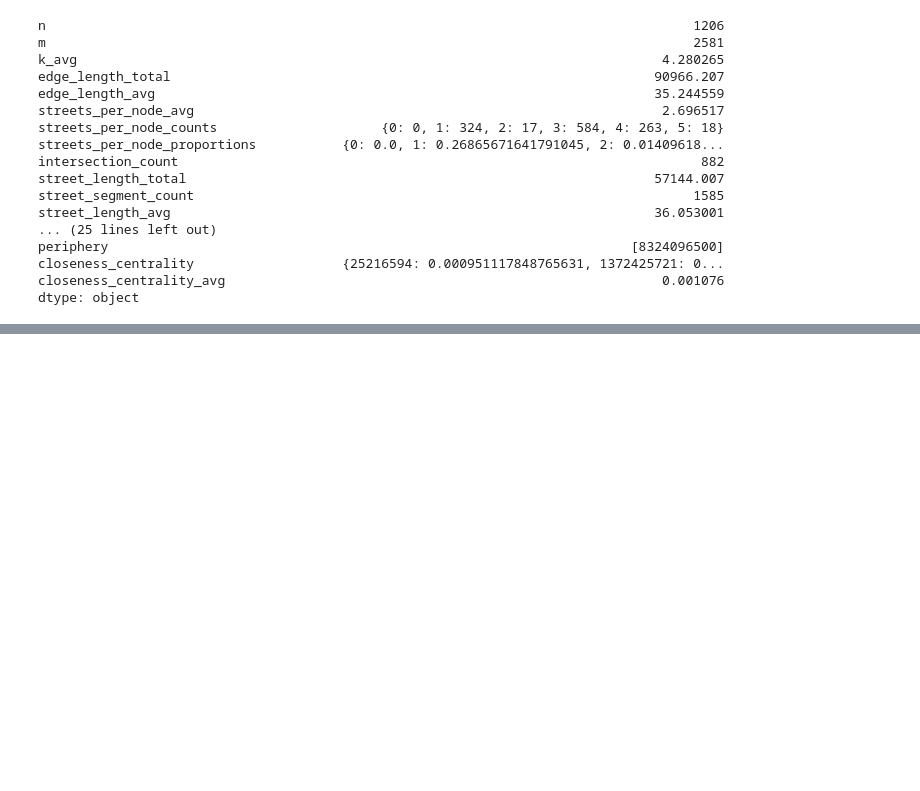
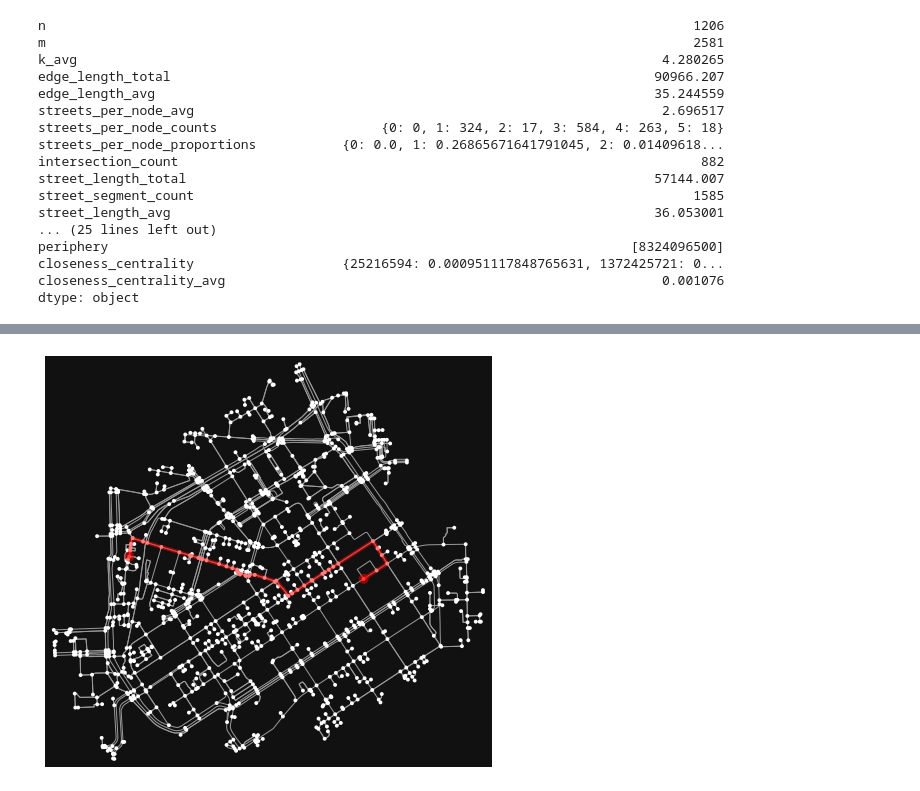
Before and after one commit to Joe-Degs/AutoGIS, a Jupyter notebook: lesson6/network_analysis.ipynb, the cells around one changed output, grey strips where cells are left out. Saved outputs shown, nothing was run; the diff lists cells and outputs as text; code cells hidden in the pictures; blank space fills up the shorter version.

```diff
--- a/lesson6/network_analysis.ipynb
+++ b/lesson6/network_analysis.ipynb
@@ -181,0 +220,32 @@ dtype: object
+# %%
+def nearest_node_to_points(*points):
+    """get the nearest nodes to points returning the resulting nodes as
+    a geopandas geodaframe
+
+    Parameters
+    ------------
+    points: shapely.Points
+    """
+    # nearest point function of osmnx takes points in tuple (lat, long) format
+    coords = [(point.y, point.x) for point in points]
+    # get node ids of the nearest nodes to points
+    node_ids = [ox.get_nearest_node(graph_proj, point, method='euclidean') for point in coords]
+    # get the nodes that the ids refer to
+    nodes = [nodes_proj.loc[nid] for nid in node_ids]
+    return gpd.GeoDataFrame(nodes, geometry='geometry', crs=nodes_proj.crs), node_ids
+# %%
+nodes, node_ids = nearest_node_to_points(origin, destination)
+# %%
+def get_shortest_route(*node_ids):
+    # get osmid of the data in nodes
+    assert len(ids) == 2, 'shortest route is done between two points'
+    return nx.shortest_path(G=graph_proj, source=node_ids[0], target=node_ids[1], weight='length')
+
+def plot_route(route):
+    ox.plot_graph_route(graph_proj, route)
+# %%
+route = get_shortest_route(*node_ids)
+# %%
+plot_route(route)
+# %% [output]
+[figure, added]
```
Also changed, not shown: parts of 18 cells of this notebook, 8 other files.
